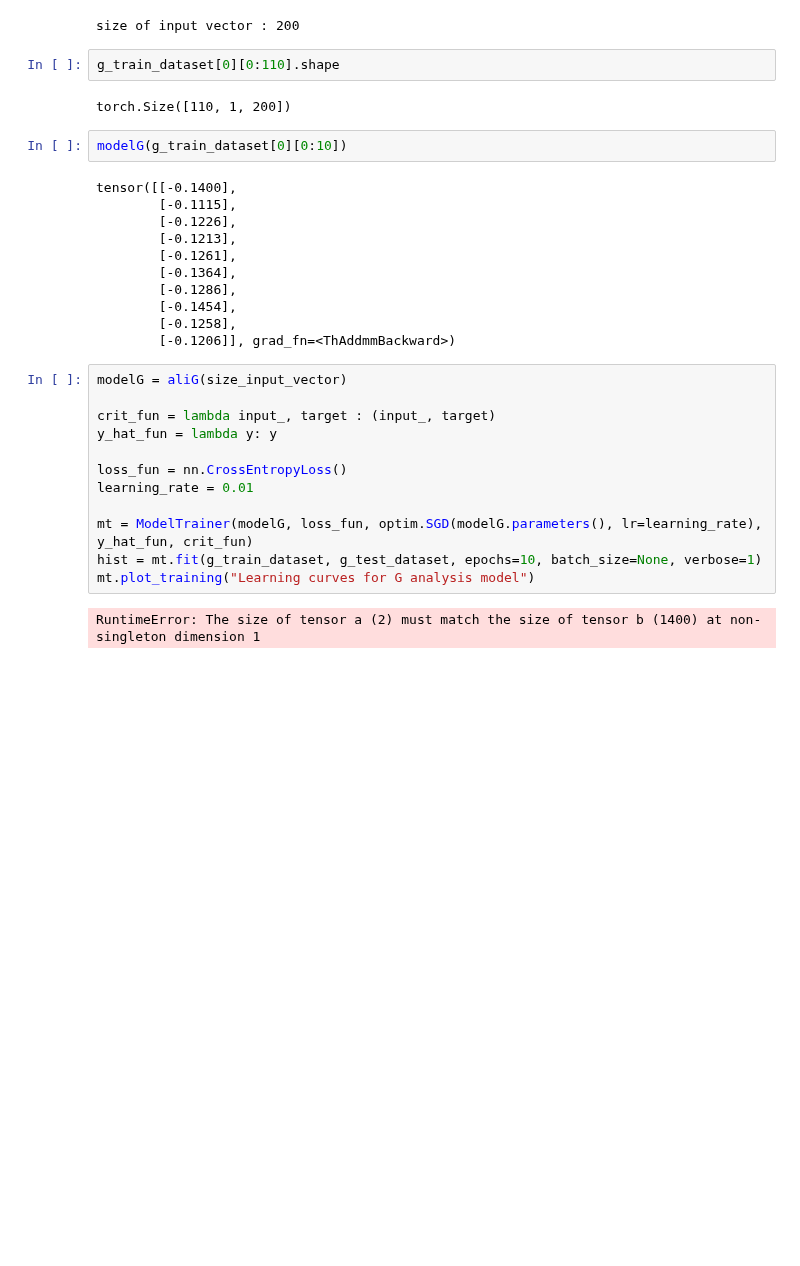
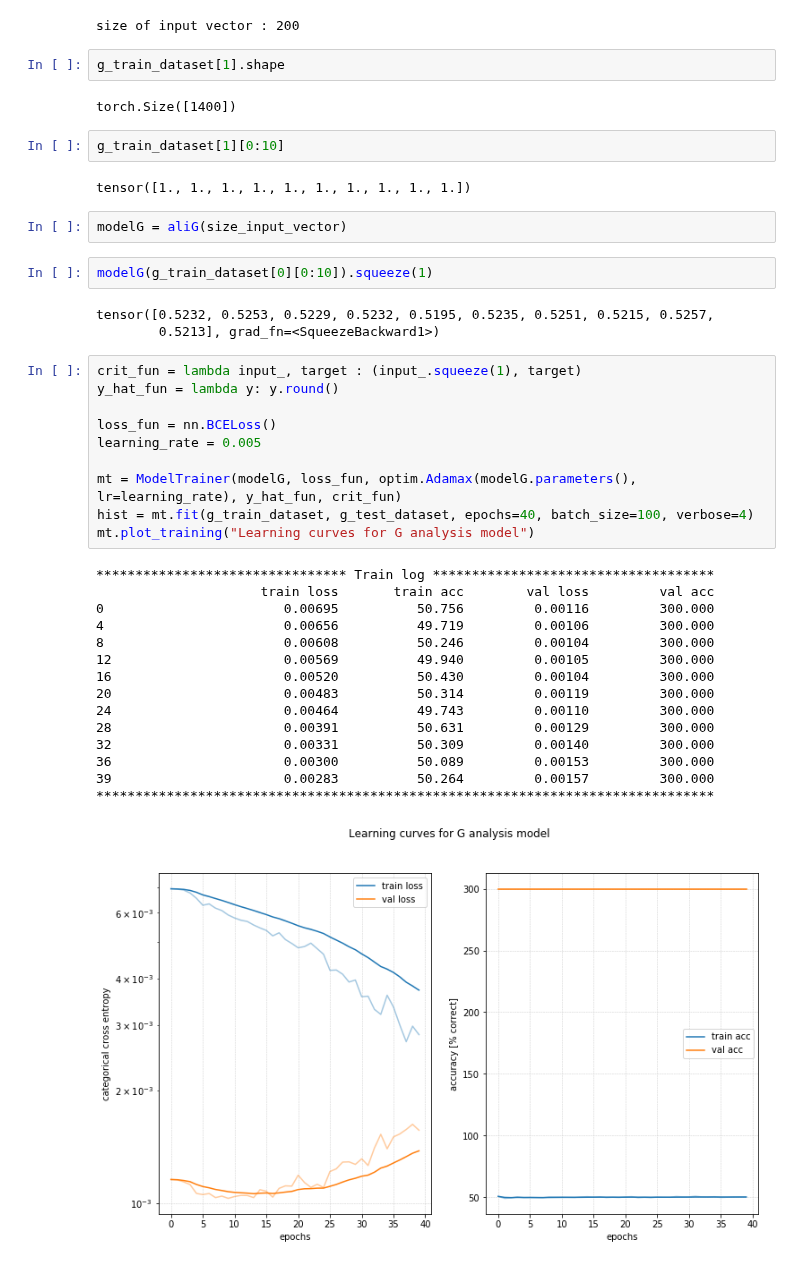
Before and after one commit to palexlee/DeepWololo, a Jupyter notebook: yves_notebook.ipynb, the cells around one changed output. Cells and saved outputs as stored; diff of their text form; blank space fills up the shorter version.

Commit message:
changed README with added TODO, changed back data loader return type for validation data, still in process of trying to train model G

```diff
--- a/yves_notebook.ipynb
+++ b/yves_notebook.ipynb
@@ -157,33 +161,43 @@ print("size of input vector :", size_input_vector)
 # %% [output]
 size of input vector : 200
 # %%
-g_train_dataset[0][0:110].shape
+g_train_dataset[1].shape
 # %% [output]
-torch.Size([110, 1, 200])
+torch.Size([1400])
+# %%
+g_train_dataset[1][0:10]
+# %% [output]
+tensor([1., 1., 1., 1., 1., 1., 1., 1., 1., 1.])
+# %%
+modelG = aliG(size_input_vector)
 # %%
-modelG(g_train_dataset[0][0:10])
+modelG(g_train_dataset[0][0:10]).squeeze(1)
 # %% [output]
-tensor([[-0.1400],
-        [-0.1115],
-        [-0.1226],
-        [-0.1213],
-        [-0.1261],
-        [-0.1364],
-        [-0.1286],
-        [-0.1454],
-        [-0.1258],
-        [-0.1206]], grad_fn=<ThAddmmBackward>)
+tensor([0.5232, 0.5253, 0.5229, 0.5232, 0.5195, 0.5235, 0.5251, 0.5215, 0.5257,
+        0.5213], grad_fn=<SqueezeBackward1>)
 # %%
-modelG = aliG(size_input_vector)
+crit_fun = lambda input_, target : (input_.squeeze(1), target)
+y_hat_fun = lambda y: y.round()
 
-crit_fun = lambda input_, target : (input_, target)
-y_hat_fun = lambda y: y
+loss_fun = nn.BCELoss()
+learning_rate = 0.005
 
-loss_fun = nn.CrossEntropyLoss()
-learning_rate = 0.01
-
-mt = ModelTrainer(modelG, loss_fun, optim.SGD(modelG.parameters(), lr=learning_rate), y_hat_fun, crit_fun)
-hist = mt.fit(g_train_dataset, g_test_dataset, epochs=10, batch_size=None, verbose=1)
+mt = ModelTrainer(modelG, loss_fun, optim.Adamax(modelG.parameters(), lr=learning_rate), y_hat_fun, crit_fun)
+hist = mt.fit(g_train_dataset, g_test_dataset, epochs=40, batch_size=100, verbose=4)
 mt.plot_training("Learning curves for G analysis model")
 # %% [output]
-RuntimeError: The size of tensor a (2) must match the size of tensor b (1400) at non-singleton dimension 1
+******************************** Train log ************************************
+                     train loss       train acc        val loss         val acc
+0                       0.00695          50.756         0.00116         300.000
+4                       0.00656          49.719         0.00106         300.000
+8                       0.00608          50.246         0.00104         300.000
+12                      0.00569          49.940         0.00105         300.000
+16                      0.00520          50.430         0.00104         300.000
+20                      0.00483          50.314         0.00119         300.000
+24                      0.00464          49.743         0.00110         300.000
+28                      0.00391          50.631         0.00129         300.000
+32                      0.00331          50.309         0.00140         300.000
+36                      0.00300          50.089         0.00153         300.000
+39                      0.00283          50.264         0.00157         300.000
+*******************************************************************************
+[figure, added]
```
Also changed, not shown: parts of 4 cells of this notebook, 4 other files.
